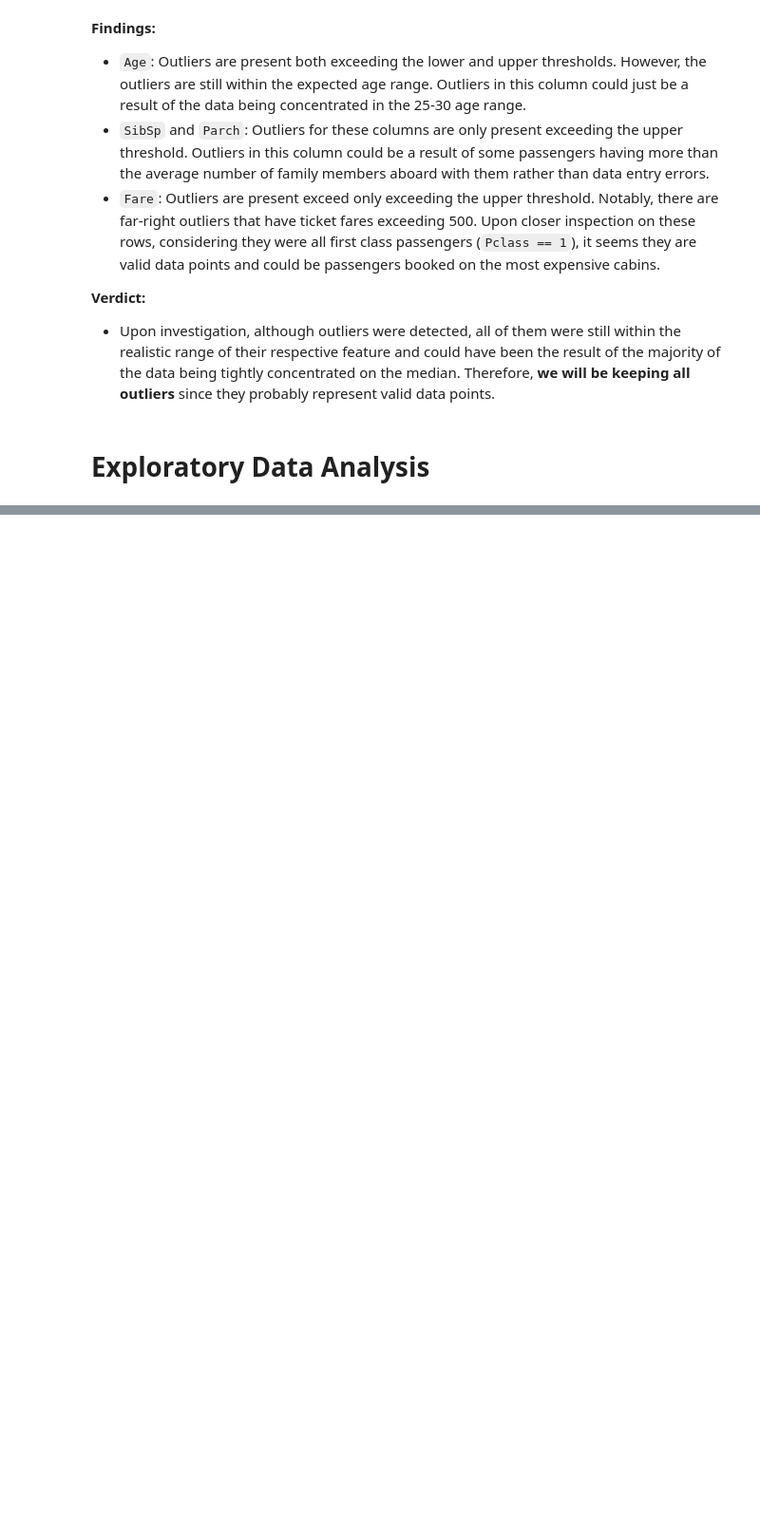
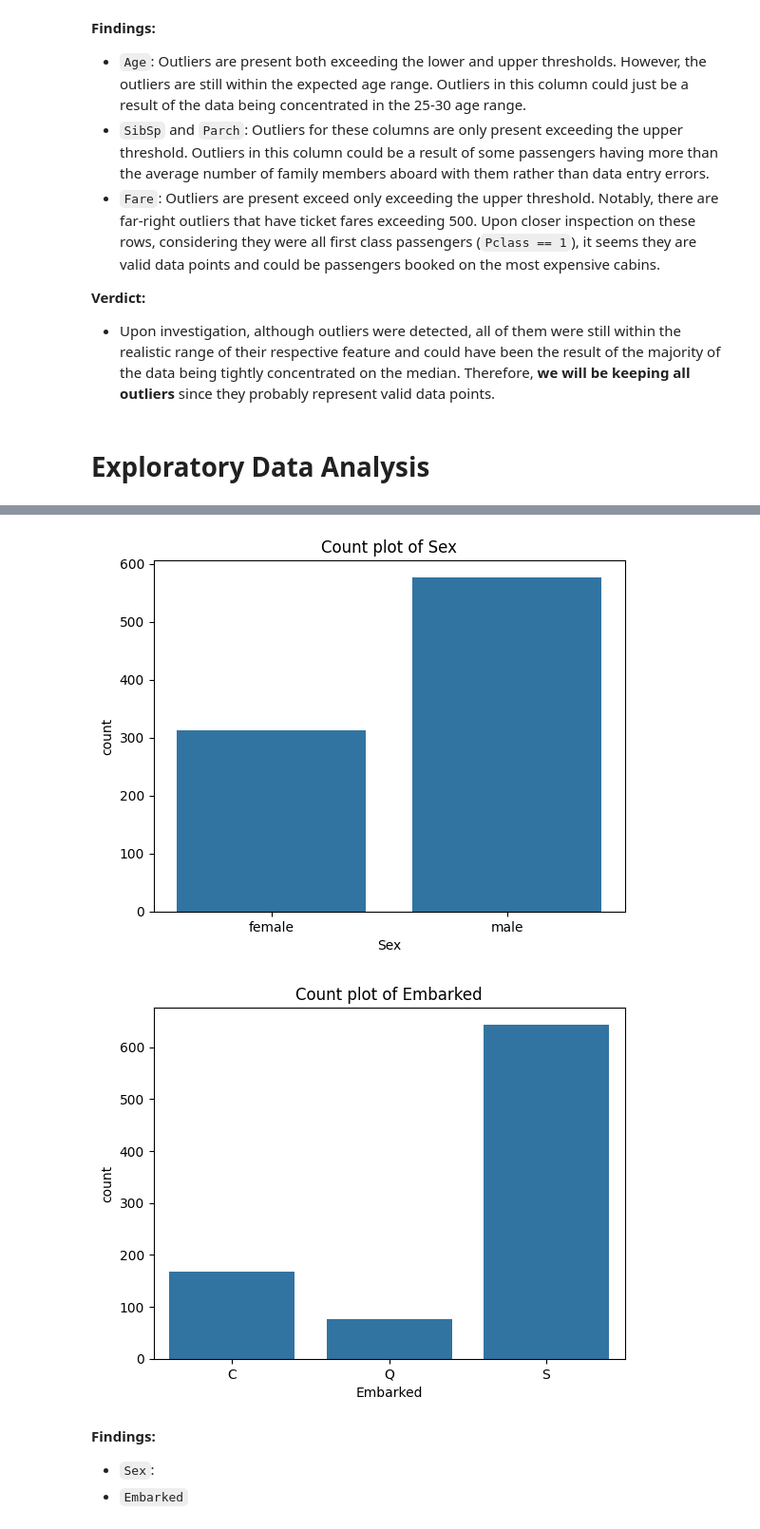
Before and after one commit to rimvelvet31/titanic-prediction, a Jupyter notebook: notebook.ipynb, the cells around one changed output, grey strips where cells are left out. Shown: that part at 95% size. Cells and saved outputs as stored; diff of their text form; code cells hidden in the pictures; blank space fills up the shorter version.

```diff
--- a/notebook.ipynb
+++ b/notebook.ipynb
@@ -310,0 +393,8 @@ train_data[train_data["Fare"] > 400]
+# %%
+categorical_cols = train_data_cleaned.select_dtypes(include=["category"]).columns
+
+# Display frequency tables for categorical features
+for col in categorical_cols:
+    print(f"Frequency table for {col}:")
+    print(train_data_cleaned[col].value_counts())
+    print()
@@ -310,0 +407,14 @@ train_data[train_data["Fare"] > 400]
+# %%
+# Use count plots to visualize the distribution of categorical features
+for col in categorical_cols:
+    sns.countplot(data=train_data_cleaned, x=col)
+    plt.title(f"Count plot of {col}")
+    plt.show()
+# %% [output]
+[figure, added]
+[figure, added]
+# %% [markdown]
+**Findings:**
+
+- `Sex`:
+- `Embarked`
```
Also changed, not shown: parts of 13 cells of this notebook.
